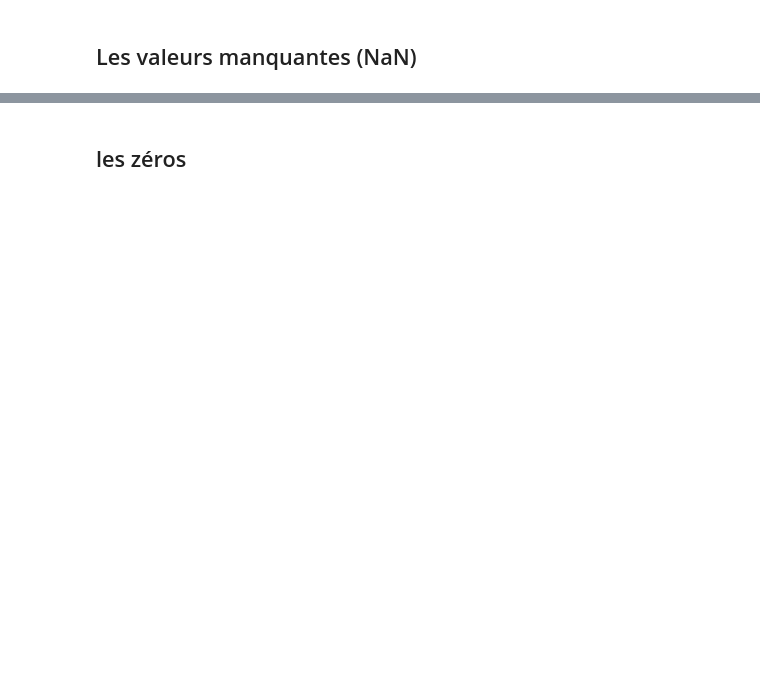
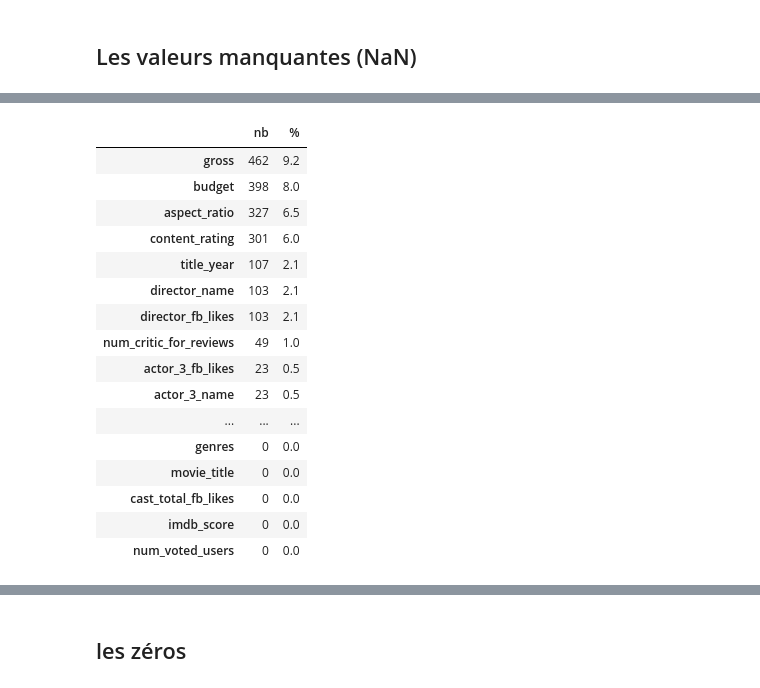
Before and after one commit to DROMZEE/imdb_5000_Movie_Dataset, a Jupyter notebook: cleaning.ipynb, the cells around one changed output, grey strips where cells are left out. Cells and saved outputs as stored; diff of their text form; code cells hidden in the pictures; blank space fills up the shorter version.

```diff
--- a/cleaning.ipynb
+++ b/cleaning.ipynb
@@ -56,7 +131,25 @@ imdb.groupby('director_name').imdb_score.agg(['max','min']).reset_index().head(1
 # %%
 va1 = data.isna().sum().sort_values(ascending=False)
-va2 = ((data.isnull().sum()*100/data.isnull().count()).sort_values(ascending=False))
+va2 = ((data.isna().sum()*100/data.isna().count()).sort_values(ascending=False))
 va2 = va2.round(1)
 vadf = pd.concat([va1, va2], axis=1)
 vadf = vadf.rename(columns={0: 'nb', 1: '%'},)
 vadf
+# %% [output]
+|  | nb | % |
+| gross | 462 | 9.2 |
+| budget | 398 | 8.0 |
+| aspect_ratio | 327 | 6.5 |
+| content_rating | 301 | 6.0 |
+| title_year | 107 | 2.1 |
+| director_name | 103 | 2.1 |
+| director_fb_likes | 103 | 2.1 |
+| num_critic_for_reviews | 49 | 1.0 |
+| actor_3_fb_likes | 23 | 0.5 |
+| actor_3_name | 23 | 0.5 |
+| ... | ... | ... |
+| genres | 0 | 0.0 |
+| movie_title | 0 | 0.0 |
+| cast_total_fb_likes | 0 | 0.0 |
+| imdb_score | 0 | 0.0 |
+| num_voted_users | 0 | 0.0 |
```
Also changed, not shown: parts of 44 cells of this notebook, 4 other files.
